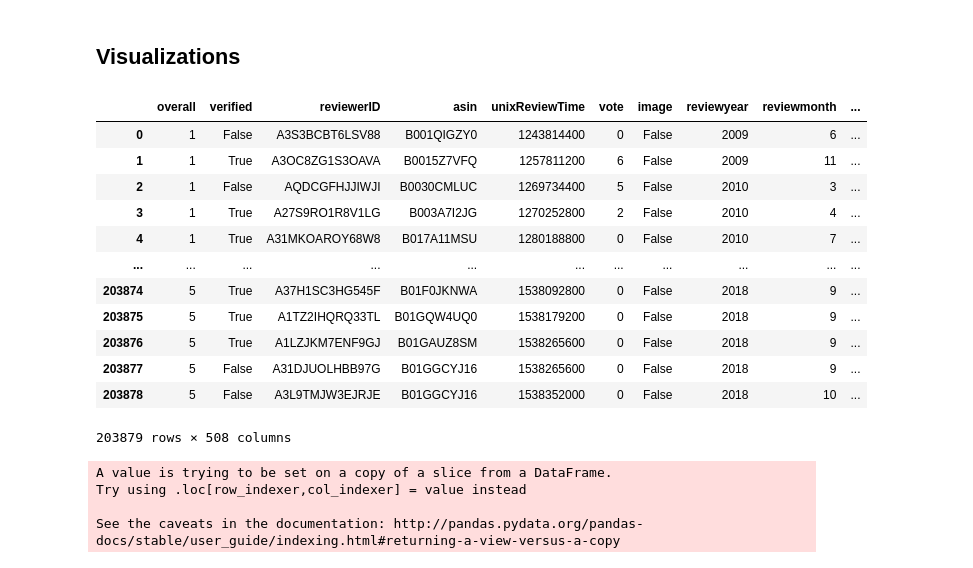
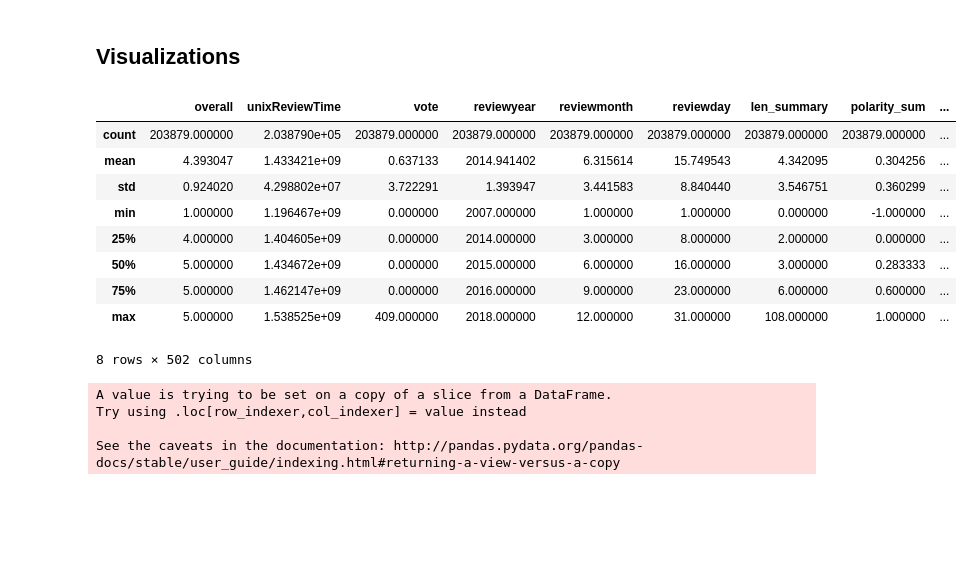
Before and after one commit to CodingDuckmx/AmazonKindleReviews, a Jupyter notebook: Notebooks/Kindle_Reviews_v_C_0_2_part1.ipynb, the cells around one changed output. Saved outputs shown, nothing was run; the diff lists cells and outputs as text; code cells hidden in the pictures; blank space fills up the shorter version.

```diff
--- a/Notebooks/Kindle_Reviews_v_C_0_2_part1.ipynb
+++ b/Notebooks/Kindle_Reviews_v_C_0_2_part1.ipynb
@@ -510,21 +514,18 @@ processed_reviews = processed_reviews[ list(reviews.columns.drop(['reviewID', 's
 # %% [markdown]
 ## Visualizations
 # %%
-processed_reviews
+processed_reviews.describe()
 # %% [output]
-|  | overall | verified | reviewerID | asin | unixReviewTime | vote | image | reviewyear | reviewmonth | ... |
-| 0 | 1 | False | A3S3BCBT6LSV88 | B001QIGZY0 | 1243814400 | 0 | False | 2009 | 6 | ... |
-| 1 | 1 | True | A3OC8ZG1S3OAVA | B0015Z7VFQ | 1257811200 | 6 | False | 2009 | 11 | ... |
-| 2 | 1 | False | AQDCGFHJJIWJI | B0030CMLUC | 1269734400 | 5 | False | 2010 | 3 | ... |
-| 3 | 1 | True | A27S9RO1R8V1LG | B003A7I2JG | 1270252800 | 2 | False | 2010 | 4 | ... |
-| 4 | 1 | True | A31MKOAROY68W8 | B017A11MSU | 1280188800 | 0 | False | 2010 | 7 | ... |
-| ... | ... | ... | ... | ... | ... | ... | ... | ... | ... | ... |
-| 203874 | 5 | True | A37H1SC3HG545F | B01F0JKNWA | 1538092800 | 0 | False | 2018 | 9 | ... |
-| 203875 | 5 | True | A1TZ2IHQRQ33TL | B01GQW4UQ0 | 1538179200 | 0 | False | 2018 | 9 | ... |
-| 203876 | 5 | True | A1LZJKM7ENF9GJ | B01GAUZ8SM | 1538265600 | 0 | False | 2018 | 9 | ... |
-| 203877 | 5 | False | A31DJUOLHBB97G | B01GGCYJ16 | 1538265600 | 0 | False | 2018 | 9 | ... |
-| 203878 | 5 | False | A3L9TMJW3EJRJE | B01GGCYJ16 | 1538352000 | 0 | False | 2018 | 10 | ... |
+|  | overall | unixReviewTime | vote | reviewyear | reviewmonth | reviewday | len_summary | polarity_sum | ... |
+| count | 203879.000000 | 2.038790e+05 | 203879.000000 | 203879.000000 | 203879.000000 | 203879.000000 | 203879.000000 | 203879.000000 | ... |
+| mean | 4.393047 | 1.433421e+09 | 0.637133 | 2014.941402 | 6.315614 | 15.749543 | 4.342095 | 0.304256 | ... |
+| std | 0.924020 | 4.298802e+07 | 3.722291 | 1.393947 | 3.441583 | 8.840440 | 3.546751 | 0.360299 | ... |
+| min | 1.000000 | 1.196467e+09 | 0.000000 | 2007.000000 | 1.000000 | 1.000000 | 0.000000 | -1.000000 | ... |
+| 25% | 4.000000 | 1.404605e+09 | 0.000000 | 2014.000000 | 3.000000 | 8.000000 | 2.000000 | 0.000000 | ... |
+| 50% | 5.000000 | 1.434672e+09 | 0.000000 | 2015.000000 | 6.000000 | 16.000000 | 3.000000 | 0.283333 | ... |
+| 75% | 5.000000 | 1.462147e+09 | 0.000000 | 2016.000000 | 9.000000 | 23.000000 | 6.000000 | 0.600000 | ... |
+| max | 5.000000 | 1.538525e+09 | 409.000000 | 2018.000000 | 12.000000 | 31.000000 | 108.000000 | 1.000000 | ... |
-203879 rows × 508 columns
+8 rows × 502 columns
 # %%
 datetime.fromtimestamp(int('1243814400')).strftime('%Y-%m-%d %H:%M:%S')
 
```
Also changed, not shown: parts of 24 cells of this notebook.
